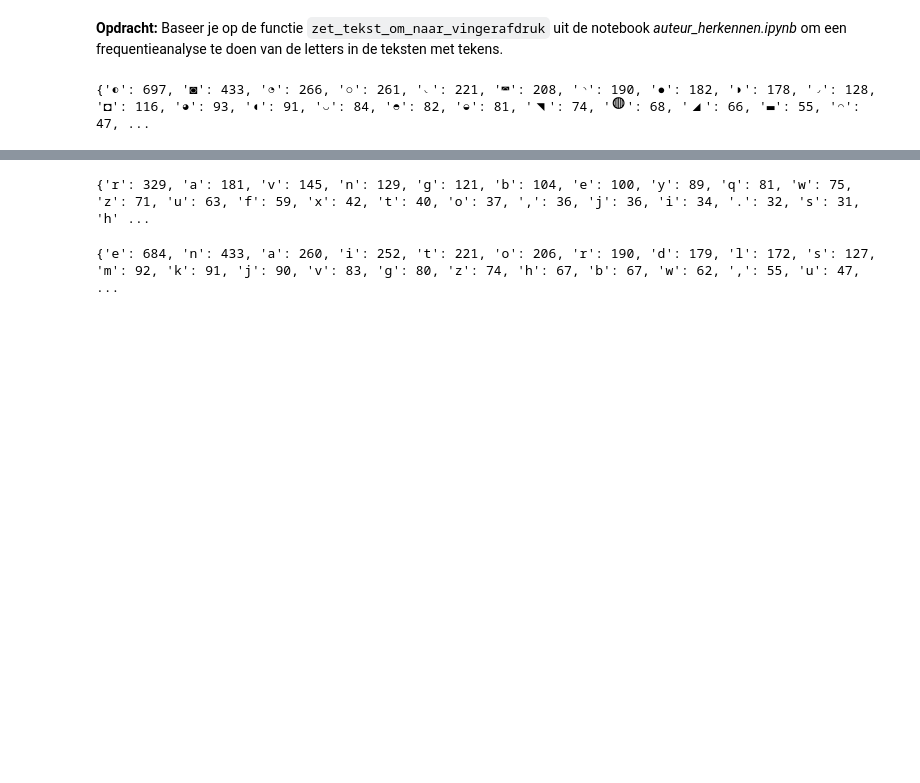
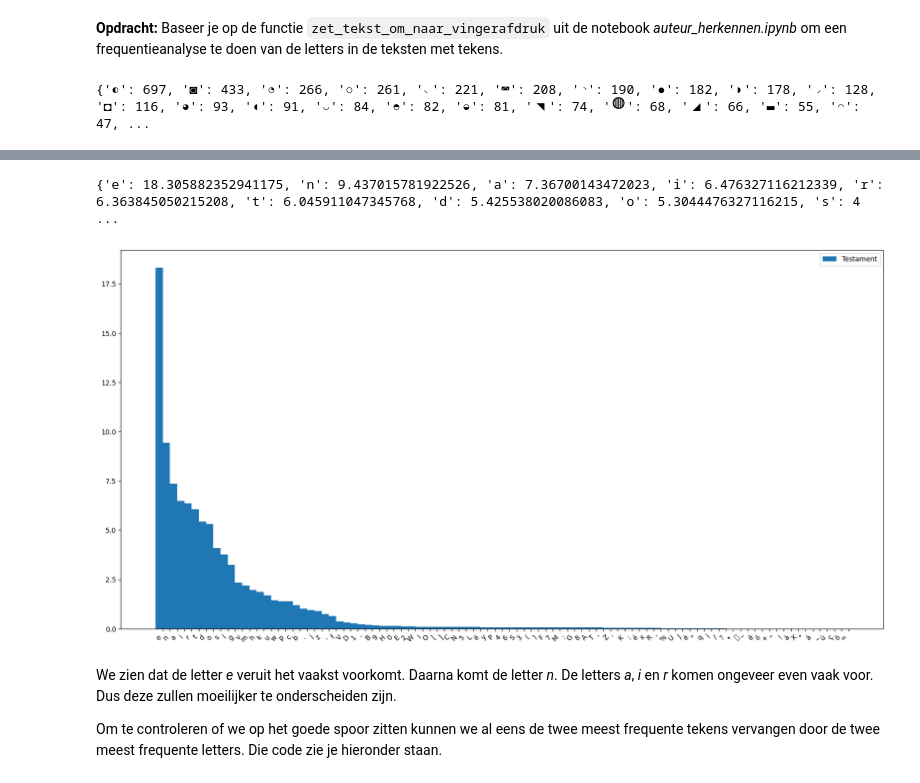
Before and after one commit to tomneutens/vlaio_stem, a Jupyter notebook: taal/intro_murder_mistery/geheimschrift/geheimschrift.ipynb, the cells around one changed output, grey strips where cells are left out. Saved outputs shown, nothing was run; the diff lists cells and outputs as text; code cells hidden in the pictures; blank space fills up the shorter version.

```diff
--- a/taal/intro_murder_mistery/geheimschrift/geheimschrift.ipynb
+++ b/taal/intro_murder_mistery/geheimschrift/geheimschrift.ipynb
@@ -299,15 +303,31 @@ print(frequenties_tekens)
 # %%
-frequenties_letters = bepaal_frequentie_tekens_in_tekst(" ".join(brieven_met_letters))
+wikipedia = lees_bestand("wikipedia.txt")
+frequentie_tekens_wikipedia = bepaal_frequentie_tekens_in_tekst(wikipedia)
 # sorteer de frequenties op basis van de frequentie
-frequenties_letters = dict(sorted(frequenties_letters.items(), key=lambda item: item[1], reverse=True))
-print(frequenties_letters)
+frequentie_tekens_wikipedia = dict(sorted(frequentie_tekens_wikipedia.items(), key=lambda item: item[1], reverse=True))
+# normaliseer de frequenties
+aantal_tekens = sum(frequentie_tekens_wikipedia.values())
+for teken in frequentie_tekens_wikipedia:
+    frequentie_tekens_wikipedia[teken] /= aantal_tekens/100
+print(frequentie_tekens_wikipedia)
 # %% [output]
-{'r': 329, 'a': 181, 'v': 145, 'n': 129, 'g': 121, 'b': 104, 'e': 100, 'y': 89, 'q': 81, 'w': 75, 'z': 71, 'u': 63, 'f': 59, 'x': 42, 't': 40, 'o': 37, ',': 36, 'j': 36, 'i': 34, '.': 32, 's': 31, 'h' ...
+{'e': 18.305882352941175, 'n': 9.437015781922526, 'a': 7.36700143472023, 'i': 6.476327116212339, 'r': 6.363845050215208, 't': 6.045911047345768, 'd': 5.425538020086083, 'o': 5.3044476327116215, 's': 4 ...
-# %%
-brieven_met_tekens_origineel = lees_bestanden_in_map("brieven\\in_cols")
-frequenties_letters = bepaal_frequentie_tekens_in_tekst(" ".join(brieven_met_tekens_origineel))
-# sorteer de frequenties op basis van de frequentie
-frequenties_letters = dict(sorted(frequenties_letters.items(), key=lambda item: item[1], reverse=True))
-print(frequenties_letters)
-# %% [output]
-{'e': 684, 'n': 433, 'a': 260, 'i': 252, 't': 221, 'o': 206, 'r': 190, 'd': 179, 'l': 172, 's': 127, 'm': 92, 'k': 91, 'j': 90, 'v': 83, 'g': 80, 'z': 74, 'h': 67, 'b': 67, 'w': 62, ',': 55, 'u': 47,  ...
+# %%
+from matplotlib import pyplot as plt
+import numpy as np
+# Maak voor elke auteur en voor het testament een histogram van de frequenties van de woorden.
+x = np.arange(len(frequentie_tekens_wikipedia))
+breedte = 1
+
+fig, ax = plt.subplots(figsize=(20, 10))
+rects_testament = ax.bar(x - breedte/2, list(frequentie_tekens_wikipedia.values()), breedte, label='Testament')
+ax.set_xticks(x)
+ax.set_xticklabels(frequentie_tekens_wikipedia, rotation=45, ha="right")
+ax.legend()
+plt.show()
+# %% [output]
+[figure, added]
+# %% [markdown]
+We zien dat de letter *e* veruit het vaakst voorkomt. Daarna komt de letter *n*. De letters *a*, *i* en *r* komen ongeveer even vaak voor. Dus deze zullen moeilijker te onderscheiden zijn.
+
+Om te controleren of we op het goede spoor zitten kunnen we al eens de twee meest frequente tekens vervangen door de twee meest frequente letters. Die code zie je hieronder staan.
```
Also changed, not shown: parts of 6 cells of this notebook, 1 other file.
